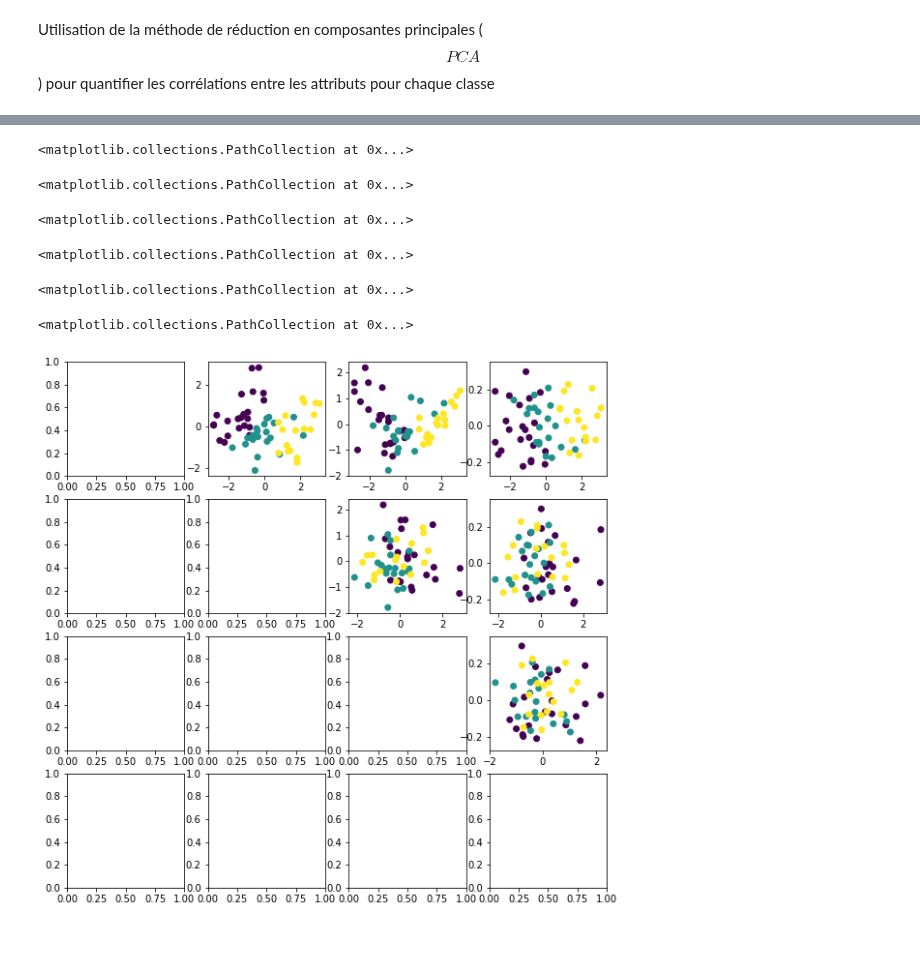
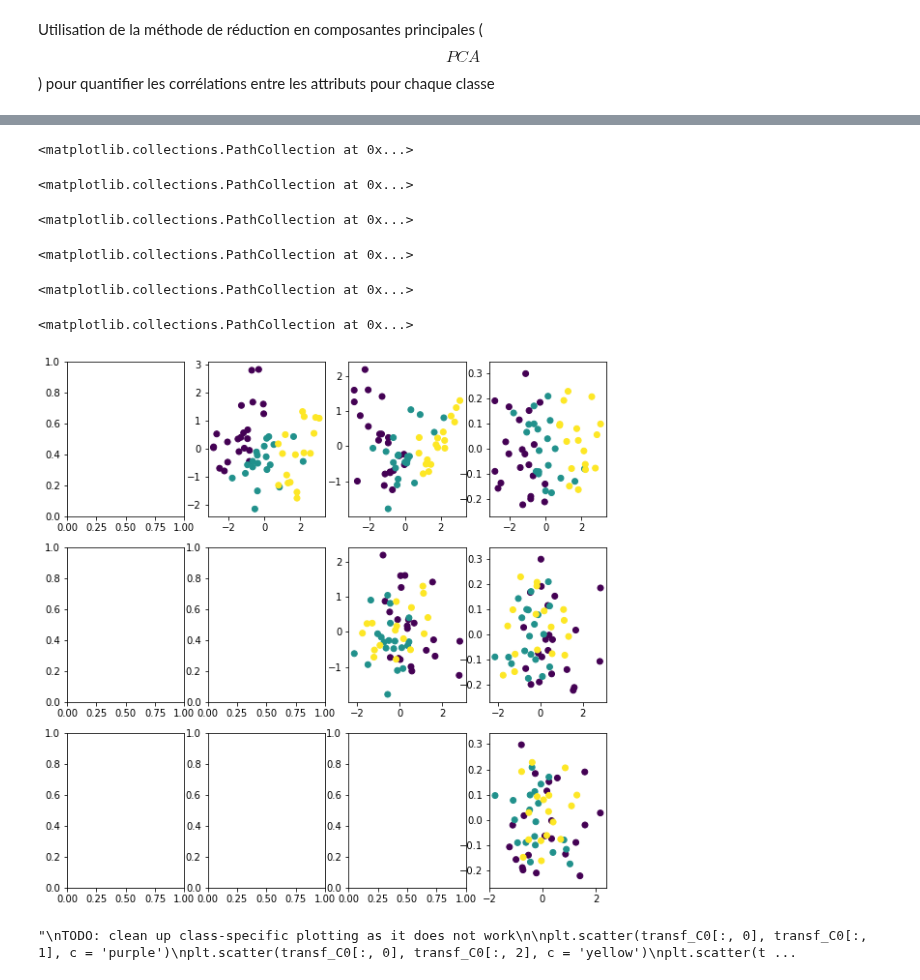
Before and after one commit to ggs22/IFT870-TP1, a Jupyter notebook: tp1.ipynb, the cells around one changed output, grey strips where cells are left out. Cells and saved outputs as stored; diff of their text form; code cells hidden in the pictures; blank space fills up the shorter version.

```diff
--- a/tp1.ipynb
+++ b/tp1.ipynb
@@ -217,21 +187,31 @@ On peut constater que les composta {} et {} ont une influence beaucoup plus gran
 # %%
 # Dipslay transformed features in 2D & 3D
 n_features = features.shape[1]
-fig, axes = plt.subplots(n_features, n_features, figsize=(10,10))
+fig, axes = plt.subplots(n_features - 1, n_features, figsize=(10,10))
 k = 0
 for i in range(n_features):
     for j in range(n_features):
         if(i<j):
-            axes[i,j].scatter(tp1_data_transf[:, i], tp1_data_transf[:, j], c = labels)
+            axes[i,j].scatter(transf_all[:, i], transf_all[:, j], c = labels)
 
         # axes[i,j].y_label['']
         k += 1
 # %% [output]
 <matplotlib.collections.PathCollection at 0x...>
 <matplotlib.collections.PathCollection at 0x...>
 <matplotlib.collections.PathCollection at 0x...>
 <matplotlib.collections.PathCollection at 0x...>
 <matplotlib.collections.PathCollection at 0x...>
 <matplotlib.collections.PathCollection at 0x...>
-[figure, old version]
+[figure, new version]
+# %%
+"""
+TODO: clean up class-specific plotting as it does not work
+
+plt.scatter(transf_C0[:, 0], transf_C0[:, 1], c = 'purple')
+plt.scatter(transf_C0[:, 0], transf_C0[:, 2], c = 'yellow')
+plt.scatter(transf_C0[:, 0], transf_C0[:, 3], c = 'green')
+"""
+# %% [output]
+"\nTODO: clean up class-specific plotting as it does not work\n\nplt.scatter(transf_C0[:, 0], transf_C0[:, 1], c = 'purple')\nplt.scatter(transf_C0[:, 0], transf_C0[:, 2], c = 'yellow')\nplt.scatter(t ...
 # %%
```
Also changed, not shown: parts of 6 cells of this notebook.
